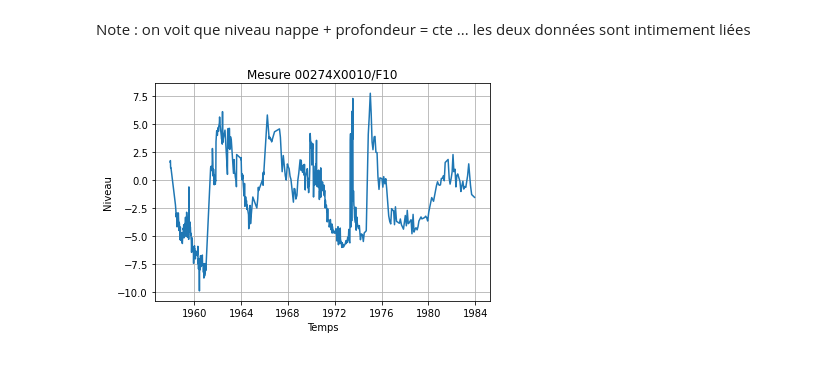
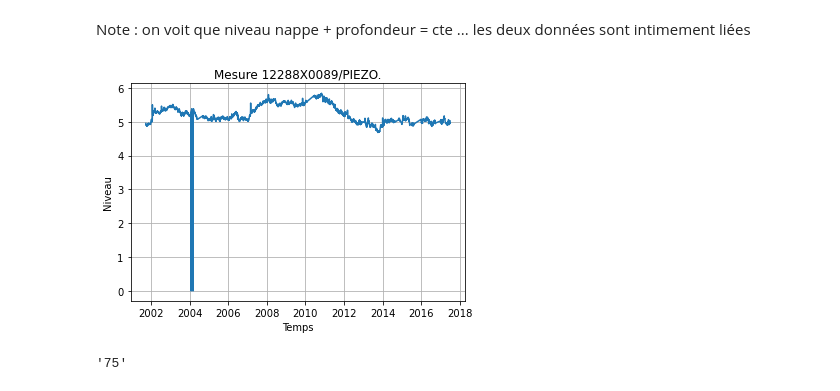
Before and after one commit to remymart/projet_BRGM, a Jupyter notebook: Récupération de données.ipynb, the cells around one changed output. Saved outputs shown, nothing was run; the diff lists cells and outputs as text; code cells hidden in the pictures.

```diff
--- a/Récupération de données.ipynb
+++ b/Récupération de données.ipynb
@@ -44,3 +45,5 @@ data[['code_bss','nb_mesures_piezo','nom_commune']].loc[data['nb_mesures_piezo']
 | 17 | 04134X0067/PK28.0 | 52 | Chalampé |
 | 18 | 04454X0079/PK8.0 | 70 | Kembs |
 | 19 | 04138X0083/PK19.0 | 54 | Hombourg |
+# %%
+pd.json_normalize(json.loads(out.text))
@@ -179,11 +185,15 @@ def show_level(code_bss):
     plt.ylabel("Niveau")
     plt.show()
 # %%
-# show_level("12288X0089/PIEZO.") # Balise a St Pierre, avec beaucoup de mesure et des valeurs abérrantes
+show_level("12288X0089/PIEZO.") # Balise a St Pierre, avec beaucoup de mesure et des valeurs abérrantes
 # show_level("09892X0679/EXH70") # aussi beaucoup de valeurs
 
 # show_level("08592X0175/FOR170") # étrange : celui ci ne marche pas
 
-show_level("00274X0010/F10")
+#show_level("00274X0010/F10")
 # %% [output]
-[figure, old version]
+[figure, new version]
+# %%
+code_bss_piezmin(Npiezmin=0,Nech=10)["code_departement"][1]
+# %% [output]
+'75'
```
Also changed, not shown: parts of 6 cells of this notebook, 1 other file.
